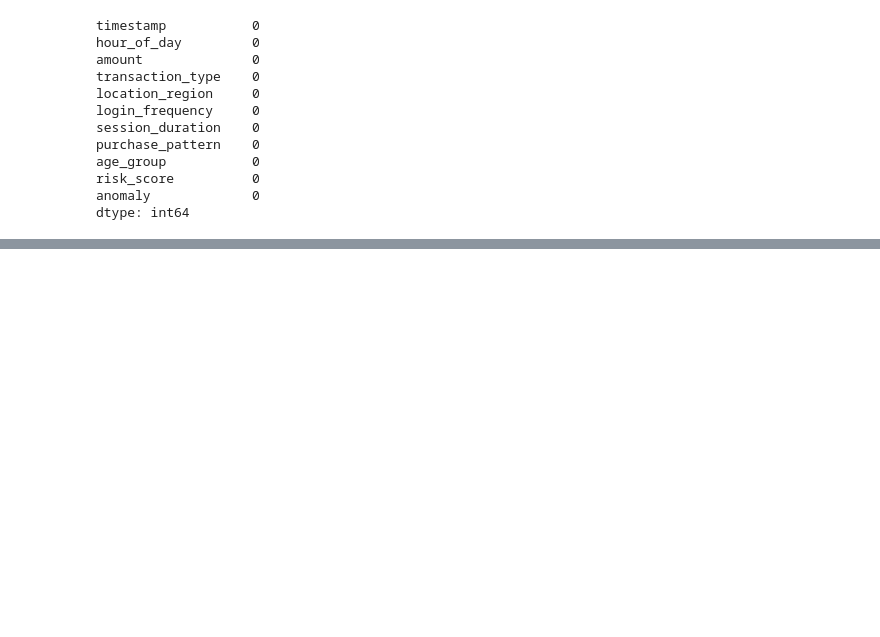
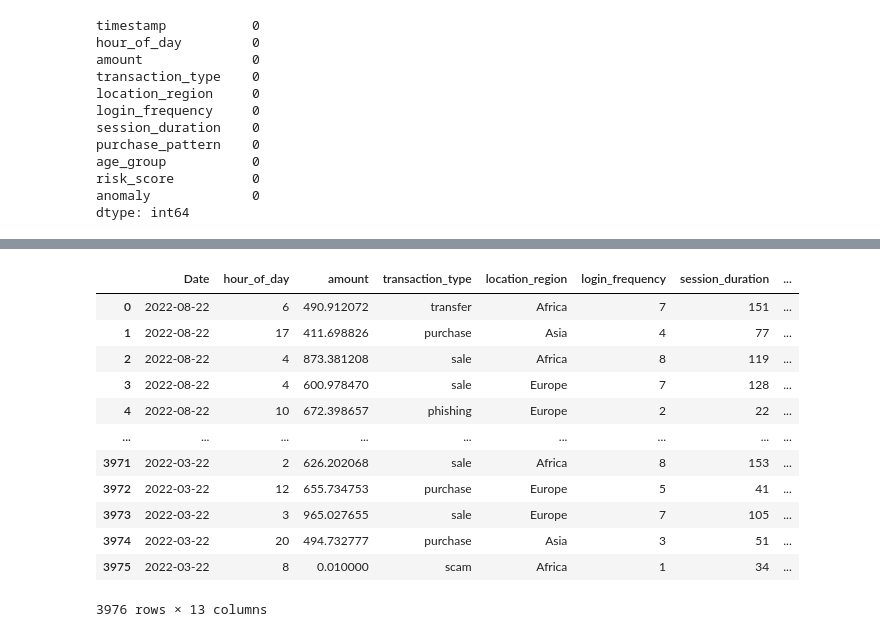
Before and after one commit to singh-maya/Metaverse-Hackathon-Project, a Jupyter notebook: Datasets/Metaverse_dataset_cleanup.ipynb, the cells around one changed output, grey strips where cells are left out. Drawn from its saved outputs; the diff is of its cells as text; code cells hidden in the pictures; blank space fills up the shorter version.

Commit message:
Combined all stocks into one dataset

```diff
--- a/Datasets/Metaverse_dataset_cleanup.ipynb
+++ b/Datasets/Metaverse_dataset_cleanup.ipynb
@@ -61,0 +79,14 @@ mv.to_csv('./', index=False)
+# %%
+#Reading data
+meta = pd.read_csv(filepath_or_buffer='../Parsed Datasets/meta.csv')
+nvdia = pd.read_csv(filepath_or_buffer='../Parsed Datasets/cleaned_NVDA_data.csv')
+google = pd.read_csv(filepath_or_buffer='../Parsed Datasets/GoogleParsed.csv')
+msft = pd.read_csv(filepath_or_buffer='../Parsed Datasets/MSFT_parsed.csv')
+rblx = pd.read_csv(filepath_or_buffer='../Parsed Datasets/rblx.csv')
+# %%
+#change datatyep
+meta['Date'] = pd.to_datetime(meta['Date'])
+nvdia['Date'] = pd.to_datetime(nvdia['Date'])
+google['Date'] = pd.to_datetime(google['Date'])
+msft['Date'] = pd.to_datetime(msft['Date'])
+rblx['Date'] = pd.to_datetime(rblx['Date'])
@@ -61,0 +97,2 @@ mv.to_csv('./', index=False)
+# %%
+join_meta_metaverse = pd.merge(mv,meta, how ='inner', on='Date')
@@ -61,0 +115,17 @@ mv.to_csv('./', index=False)
+# %%
+join_meta_metaverse_nvdia = pd.merge(join_meta_metaverse,nvdia, how ='inner', on='Date', suffixes=['_meta','_nvdia'])
+join_meta_metaverse_nvdia
+# %% [output]
+|  | Date | hour_of_day | amount | transaction_type | location_region | login_frequency | session_duration | ... |
+| 0 | 2022-08-22 | 6 | 490.912072 | transfer | Africa | 7 | 151 | ... |
+| 1 | 2022-08-22 | 17 | 411.698826 | purchase | Asia | 4 | 77 | ... |
+| 2 | 2022-08-22 | 4 | 873.381208 | sale | Africa | 8 | 119 | ... |
+| 3 | 2022-08-22 | 4 | 600.978470 | sale | Europe | 7 | 128 | ... |
+| 4 | 2022-08-22 | 10 | 672.398657 | phishing | Europe | 2 | 22 | ... |
+| ... | ... | ... | ... | ... | ... | ... | ... | ... |
+| 3971 | 2022-03-22 | 2 | 626.202068 | sale | Africa | 8 | 153 | ... |
+| 3972 | 2022-03-22 | 12 | 655.734753 | purchase | Europe | 5 | 41 | ... |
+| 3973 | 2022-03-22 | 3 | 965.027655 | sale | Europe | 7 | 105 | ... |
+| 3974 | 2022-03-22 | 20 | 494.732777 | purchase | Asia | 3 | 51 | ... |
+| 3975 | 2022-03-22 | 8 | 0.010000 | scam | Africa | 1 | 34 | ... |
+3976 rows × 13 columns
```
Also changed, not shown: parts of 8 cells of this notebook, 1 other file.
